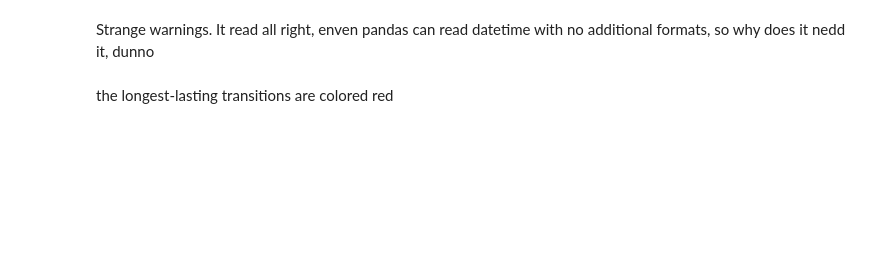
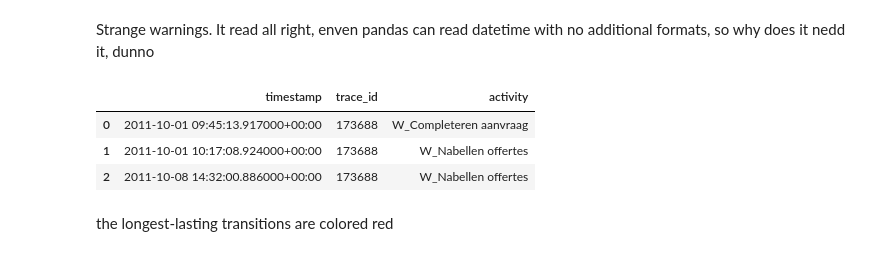
Before and after one commit to lemikhovalex/rl4pm, a Jupyter notebook: 00_visualization.ipynb, the cells around one changed output. Saved outputs shown, nothing was run; the diff lists cells and outputs as text; code cells hidden in the pictures; blank space fills up the shorter version.

```diff
--- a/00_visualization.ipynb
+++ b/00_visualization.ipynb
@@ -296,12 +306,17 @@ You should consider upgrading via the 'pip install --upgrade pip' command.
 # %%
 from sberpm import DataHolder
 # %%
-# data_holder = DataHolder(data=df,
-#                          id_column='trace_id',
-#                          activity_column='activity',
-#                          start_timestamp_column='timestamp')
+data_holder = DataHolder(data=df,
+                         id_column='trace_id',
+                         activity_column='activity',
+                         start_timestamp_column='timestamp')
 # %% [markdown]
 Strange warnings. It read all right, enven pandas can read datetime with no additional formats, so why does it nedd it, dunno
 # %%
-# data_holder.data.head(3)
+data_holder.data.head(3)
+# %% [output]
+|  | timestamp | trace_id | activity |
+| 0 | 2011-10-01 09:45:13.917000+00:00 | 173688 | W_Completeren aanvraag |
+| 1 | 2011-10-01 10:17:08.924000+00:00 | 173688 | W_Nabellen offertes |
+| 2 | 2011-10-08 14:32:00.886000+00:00 | 173688 | W_Nabellen offertes |
 # %%
```
Also changed, not shown: parts of 16 cells of this notebook, 1 other file.
